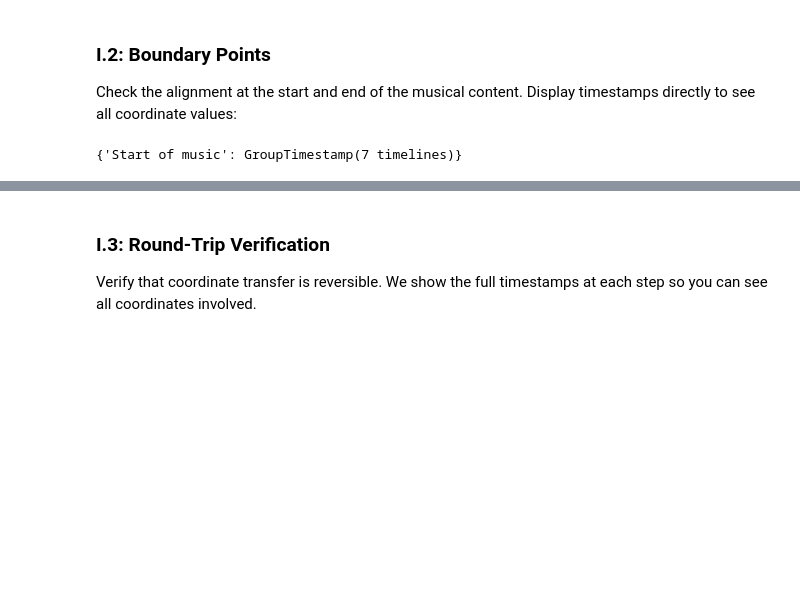
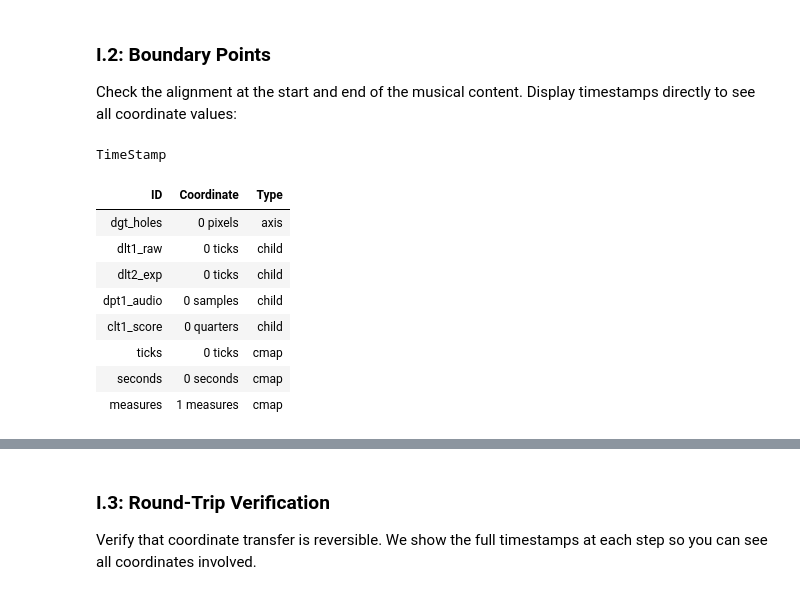
Before and after one commit to TimeToAlign/timetoalign, a Jupyter notebook: docs/page/howto/how02_supra_piano_roll.ipynb, the cells around one changed output, grey strips where cells are left out. Drawn from its saved outputs; the diff is of its cells as text; code cells hidden in the pictures; blank space fills up the shorter version.

```diff
--- a/docs/page/howto/how02_supra_piano_roll.ipynb
+++ b/docs/page/howto/how02_supra_piano_roll.ipynb
@@ -699,9 +702,18 @@ Check the alignment at the start and end of the musical content.
 Display timestamps directly to see all coordinate values:
 # %%
 # Start of music (coordinate 0 in dgt_holes)
-start_ts = group.get_timestamp_at(0.0, "dgt_holes")
-{"Start of music": start_ts}
+start_ts = group.get_timestamp_at(0, "dgt_holes")
+start_ts
 # %% [output]
-{'Start of music': GroupTimestamp(7 timelines)}
+TimeStamp
+| ID | Coordinate | Type |
+| dgt_holes | 0 pixels | axis |
+| dlt1_raw | 0 ticks | child |
+| dlt2_exp | 0 ticks | child |
+| dpt1_audio | 0 samples | child |
+| clt1_score | 0 quarters | child |
+| ticks | 0 ticks | cmap |
+| seconds | 0 seconds | cmap |
+| measures | 1 measures | cmap |
 # %%
 # End of music
```
Also changed, not shown: parts of 10 cells of this notebook, 46 other files.
